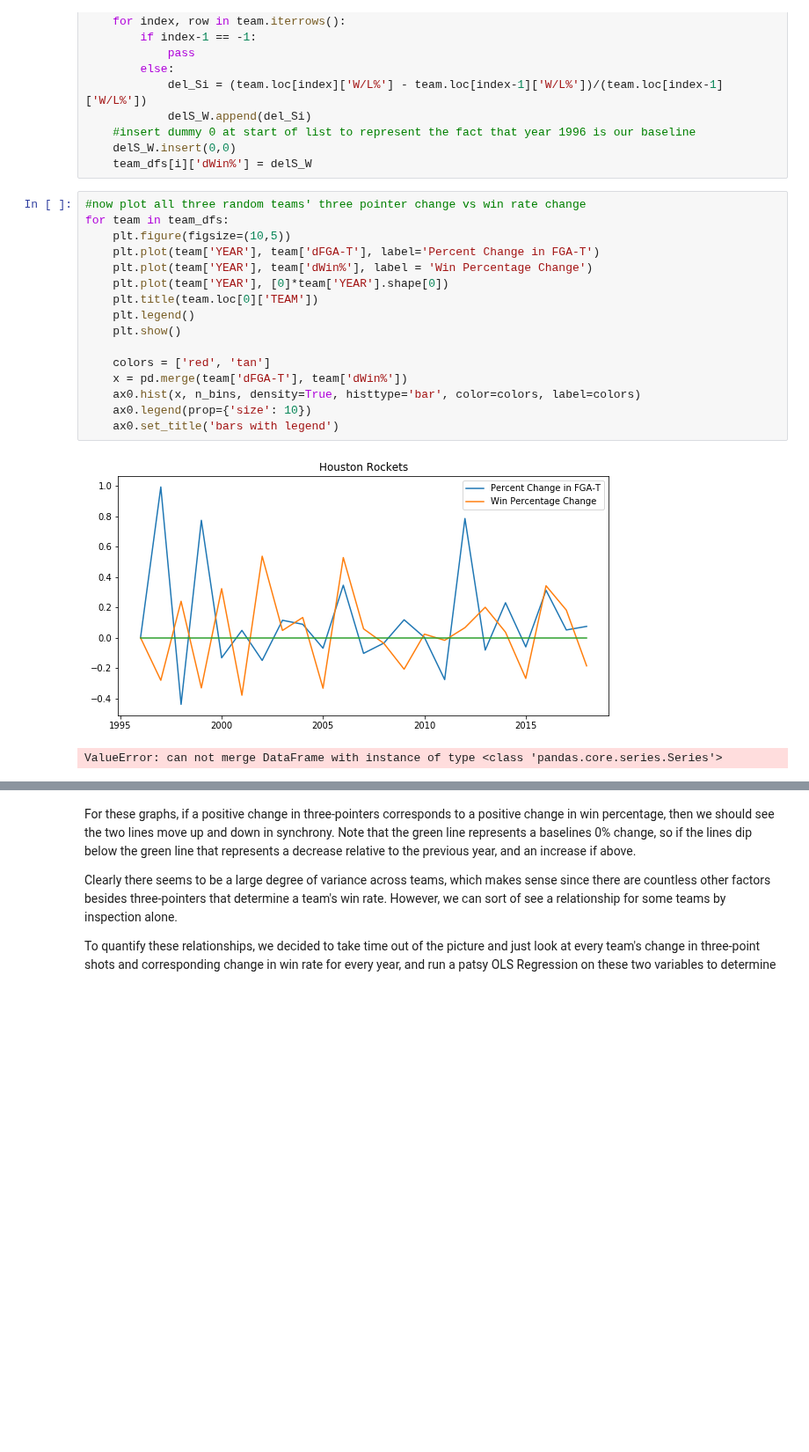
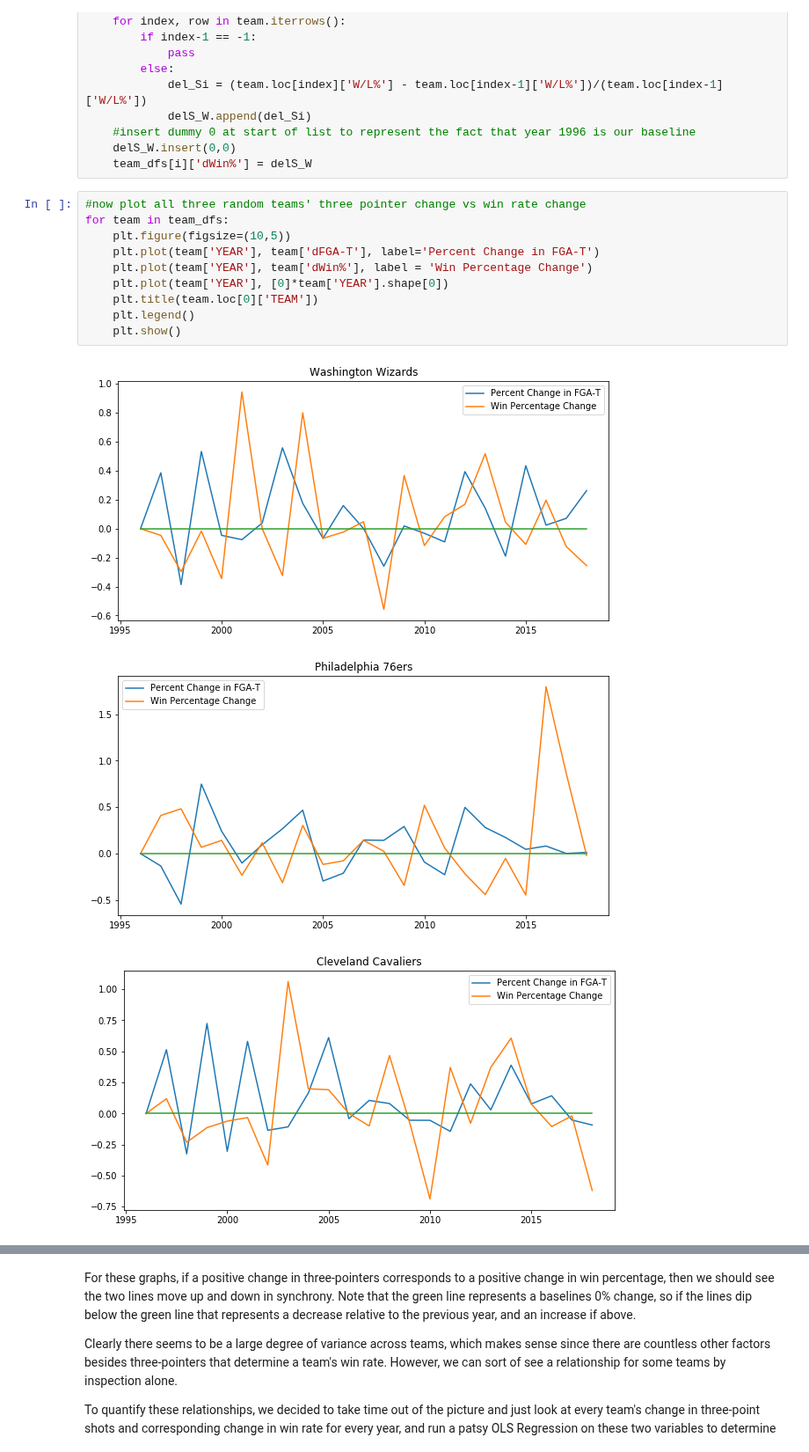
Before and after one commit to easonychang/HotShot-NBAEdition, a Jupyter notebook: Final_Draft.ipynb, the cells around one changed output, grey strips where cells are left out. Shown at 88% size. Cells and saved outputs as stored; diff of their text form; blank space fills up the shorter version.

```diff
--- a/Final_Draft.ipynb
+++ b/Final_Draft.ipynb
@@ -441,19 +441,14 @@ for i, team in enumerate(team_dfs):
 # %%
 #now plot all three random teams' three pointer change vs win rate change
 for team in team_dfs:
     plt.figure(figsize=(10,5))
     plt.plot(team['YEAR'], team['dFGA-T'], label='Percent Change in FGA-T')
     plt.plot(team['YEAR'], team['dWin%'], label = 'Win Percentage Change')
     plt.plot(team['YEAR'], [0]*team['YEAR'].shape[0])
     plt.title(team.loc[0]['TEAM'])
     plt.legend()
     plt.show()
-
-    colors = ['red', 'tan']
-    x = pd.merge(team['dFGA-T'], team['dWin%'])
-    ax0.hist(x, n_bins, density=True, histtype='bar', color=colors, label=colors)
-    ax0.legend(prop={'size': 10})
-    ax0.set_title('bars with legend')
 # %% [output]
-[figure, old version]
+[figure, new version]
-ValueError: can not merge DataFrame with instance of type <class 'pandas.core.series.Series'>
+[figure, added]
+[figure, added]
```
Also changed, not shown: parts of 3 cells of this notebook.
